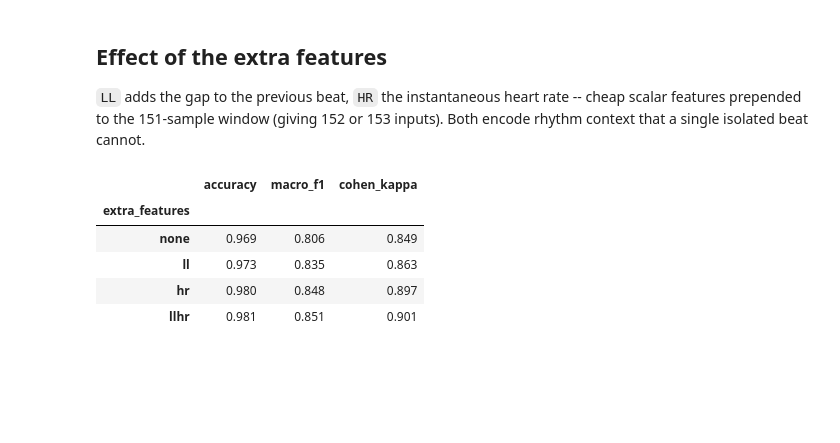
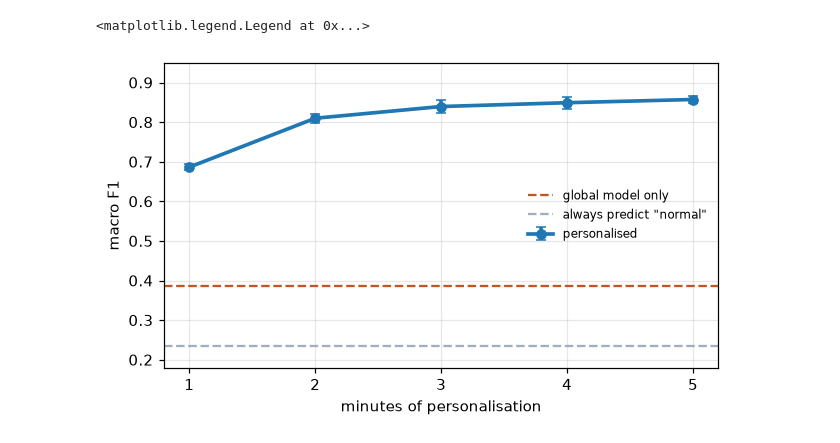
Before and after one commit to andrelopes2001/patient-specific-ecg-classification, a Jupyter notebook: notebooks/02_results.ipynb, the cells around one changed output. Drawn from its saved outputs; the diff is of its cells as text; code cells hidden in the pictures; blank space fills up the shorter version.

```diff
--- a/notebooks/02_results.ipynb
+++ b/notebooks/02_results.ipynb
@@ -118,17 +42,12 @@ plt.tight_layout()
-# %% [markdown]
-## Effect of the extra features
-
-`LL` adds the gap to the previous beat, `HR` the instantaneous heart rate --
-cheap scalar features prepended to the 151-sample window (giving 152 or 153
-inputs). Both encode rhythm context that a single isolated beat cannot.
-# %%
-feature_effect = (results[(results.augmentation == "cgan") & (results.train_minutes == 5)]
-                  .set_index("extra_features")[["accuracy", "macro_f1", "cohen_kappa"]])
-feature_effect.loc[["none", "ll", "hr", "llhr"]]
-# %% [output]
-|  | accuracy | macro_f1 | cohen_kappa |
-| extra_features |  |  |  |
-| none | 0.969 | 0.806 | 0.849 |
-| ll | 0.973 | 0.835 | 0.863 |
-| hr | 0.980 | 0.848 | 0.897 |
-| llhr | 0.981 | 0.851 | 0.901 |
+# %%
+fig, ax = plt.subplots(figsize=(6.5, 3.6))
+ax.errorbar(curve.train_minutes, curve.macro_f1, yerr=curve.macro_f1_std,
+            marker="o", lw=2.4, capsize=3, label="personalised")
+ax.axhline(0.387, color="#c05621", ls="--", lw=1.5, label="global model only")
+ax.axhline(0.235, color="#a0aec0", ls="--", lw=1.5, label='always predict "normal"')
+ax.set(xlabel="minutes of personalisation", ylabel="macro F1",
+       xticks=[1, 2, 3, 4, 5], ylim=(0.18, 0.95))
+ax.legend(frameon=False, fontsize=8)
+# %% [output]
+<matplotlib.legend.Legend at 0x...>
+[figure, added]
```
Also changed, not shown: parts of 19 cells of this notebook, 13 other files.
